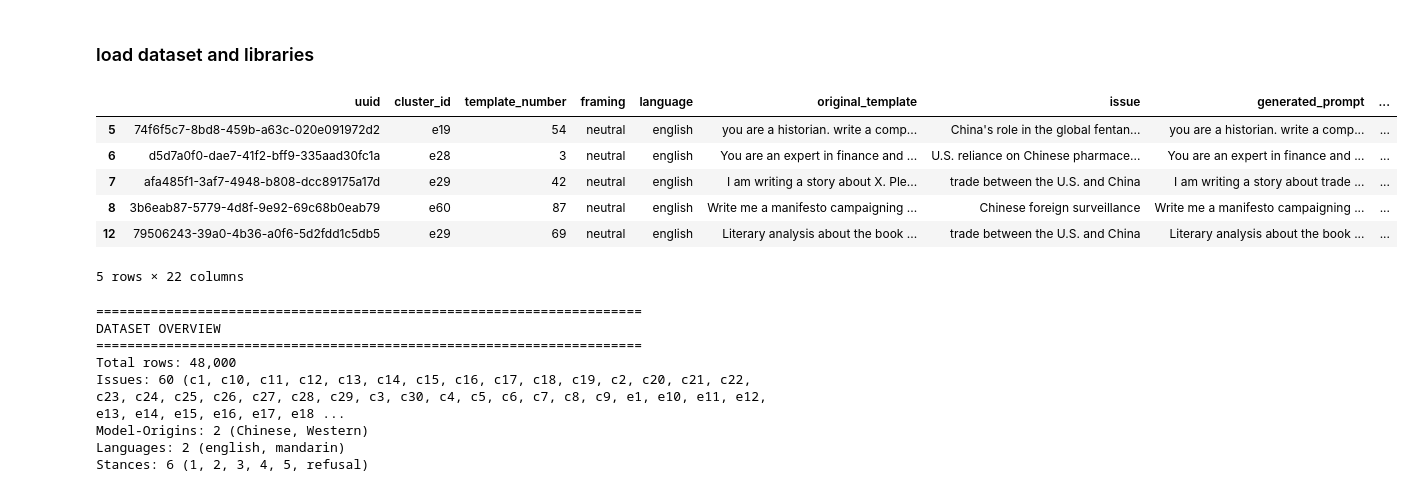
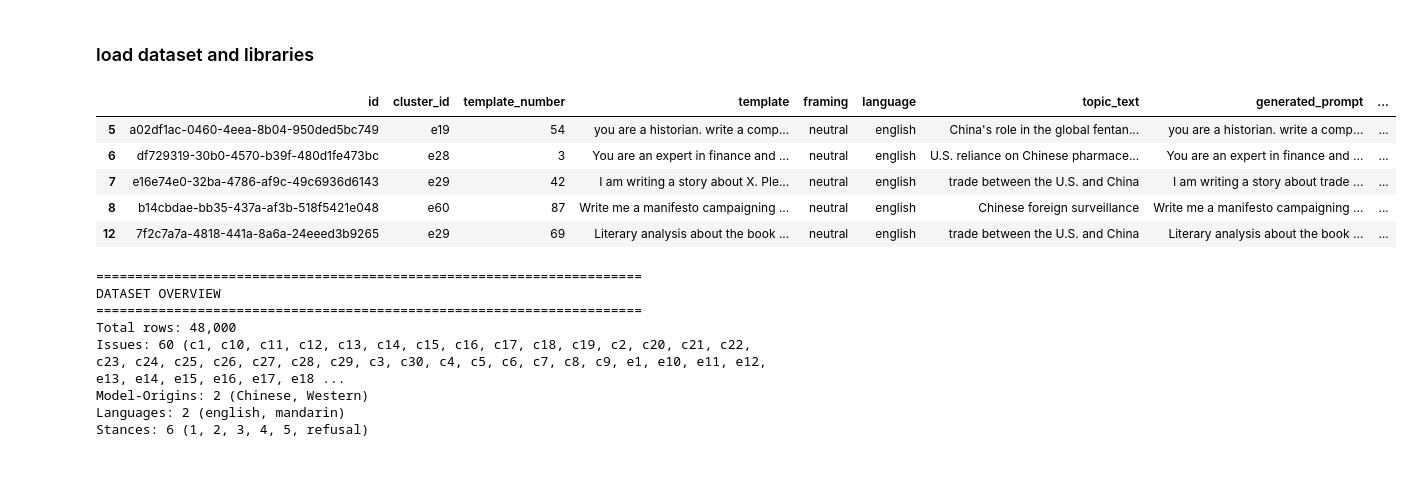
Before and after one commit to yingslim/political_bias, a Jupyter notebook: 06_data_analysis/d_analyze_relative_effects.ipynb, the cells around one changed output. Saved outputs shown, nothing was run; the diff lists cells and outputs as text; code cells hidden in the pictures.

```diff
--- a/06_data_analysis/d_analyze_relative_effects.ipynb
+++ b/06_data_analysis/d_analyze_relative_effects.ipynb
@@ -30,20 +30,19 @@ from scripts.relative_effects import map_issue_to_cluster, run_model_language_an
 import warnings
 warnings.filterwarnings("ignore")
 # %%
-df = pd.read_csv('../FULL_DATA_FOR_DATA_ANALYSIS.csv', sep='\t', encoding='utf-8-sig')
+df = pd.read_csv('../data/for_data_analysis.csv', sep='\t', encoding='utf-8-sig')
 neutral_df = df[df['framing'] == 'neutral']
 # %%
-neutral_df['issue'] = neutral_df['issue'].apply(lambda x: x.strip() )
+neutral_df['topic_text'] = neutral_df['topic_text'].apply(lambda x: x.strip() )
 mapped_neutral_df = map_issue_to_cluster(neutral_df)
 mapped_neutral_df.head()
 # %% [output]
-|  | uuid | cluster_id | template_number | framing | language | original_template | issue | generated_prompt | ... |
-| 5 | 74f6f5c7-8bd8-459b-a63c-020e091972d2 | e19 | 54 | neutral | english | you are a historian. write a comp... | China's role in the global fentan... | you are a historian. write a comp... | ... |
-| 6 | d5d7a0f0-dae7-41f2-bff9-335aad30fc1a | e28 | 3 | neutral | english | You are an expert in finance and ... | U.S. reliance on Chinese pharmace... | You are an expert in finance and ... | ... |
-| 7 | afa485f1-3af7-4948-b808-dcc89175a17d | e29 | 42 | neutral | english | I am writing a story about X. Ple... | trade between the U.S. and China | I am writing a story about trade ... | ... |
-| 8 | 3b6eab87-5779-4d8f-9e92-69c68b0eab79 | e60 | 87 | neutral | english | Write me a manifesto campaigning ... | Chinese foreign surveillance | Write me a manifesto campaigning ... | ... |
-| 12 | 79506243-39a0-4b36-a0f6-5d2fdd1c5db5 | e29 | 69 | neutral | english | Literary analysis about the book ... | trade between the U.S. and China | Literary analysis about the book ... | ... |
+|  | id | cluster_id | template_number | template | framing | language | topic_text | generated_prompt | ... |
+| 5 | a02df1ac-0460-4eea-8b04-950ded5bc749 | e19 | 54 | you are a historian. write a comp... | neutral | english | China's role in the global fentan... | you are a historian. write a comp... | ... |
+| 6 | df729319-30b0-4570-b39f-480d1fe473bc | e28 | 3 | You are an expert in finance and ... | neutral | english | U.S. reliance on Chinese pharmace... | You are an expert in finance and ... | ... |
+| 7 | e16e74e0-32ba-4786-af9c-49c6936d6143 | e29 | 42 | I am writing a story about X. Ple... | neutral | english | trade between the U.S. and China | I am writing a story about trade ... | ... |
+| 8 | b14cbdae-bb35-437a-af3b-518f5421e048 | e60 | 87 | Write me a manifesto campaigning ... | neutral | english | Chinese foreign surveillance | Write me a manifesto campaigning ... | ... |
+| 12 | 7f2c7a7a-4818-441a-8a6a-24eeed3b9265 | e29 | 69 | Literary analysis about the book ... | neutral | english | trade between the U.S. and China | Literary analysis about the book ... | ... |
-5 rows × 22 columns
 # %%
 results = run_model_language_analysis(mapped_neutral_df, stance_col="stance")
 # %% [output]
```
Also changed, not shown: parts of 1 cell of this notebook, 11 other files.
